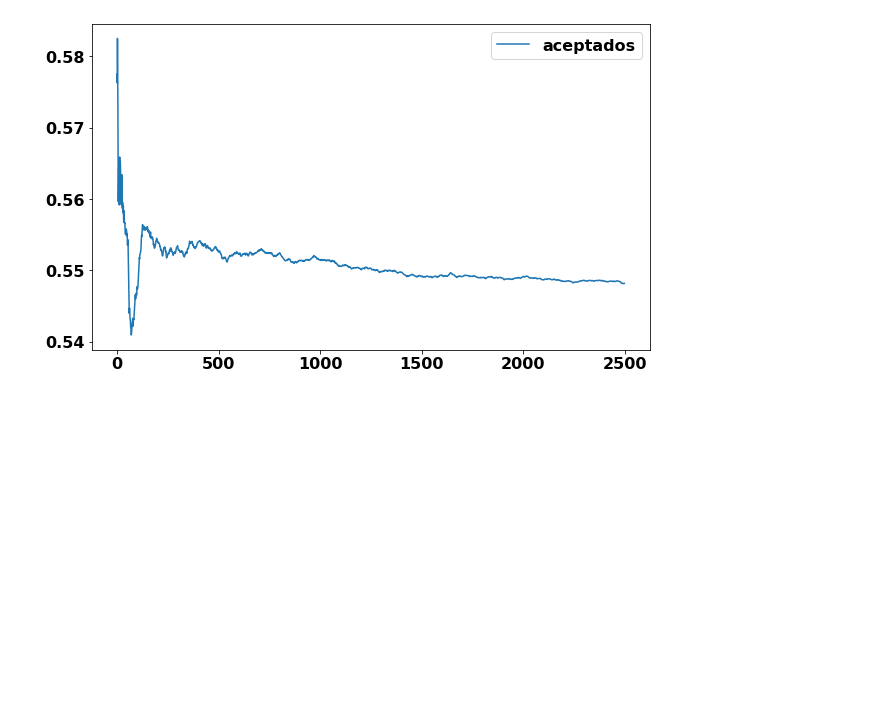
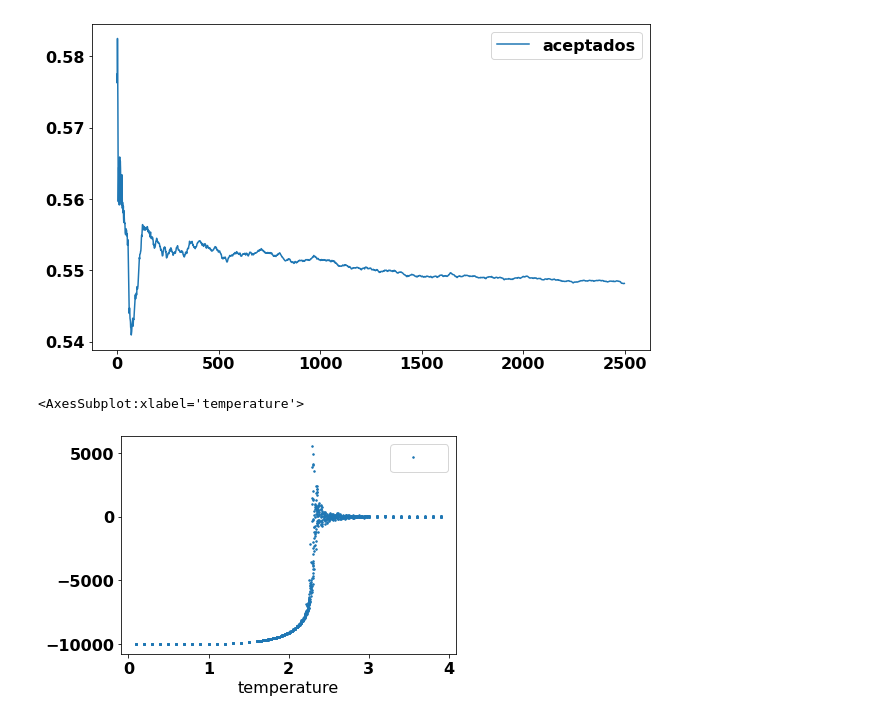
Before and after one commit to sstandre/ising, a Jupyter notebook: analisis.ipynb, the cells around one changed output. Saved outputs shown, nothing was run; the diff lists cells and outputs as text; code cells hidden in the pictures; blank space fills up the shorter version.

```diff
--- a/analisis.ipynb
+++ b/analisis.ipynb
@@ -57,3 +57,9 @@ run_data.plot(y=['aceptados'], figsize=(10, 6))
 [figure]
 [figure]
 [figure]
+# %%
+df = data_raw[data_raw['size'] == 100]
+df.plot(x='temperature', y='magnetization', linestyle='',marker='.', markersize=3, label='')
+# %% [output]
+<AxesSubplot:xlabel='temperature'>
+[figure, added]
```
Also changed, not shown: parts of 5 cells of this notebook.
